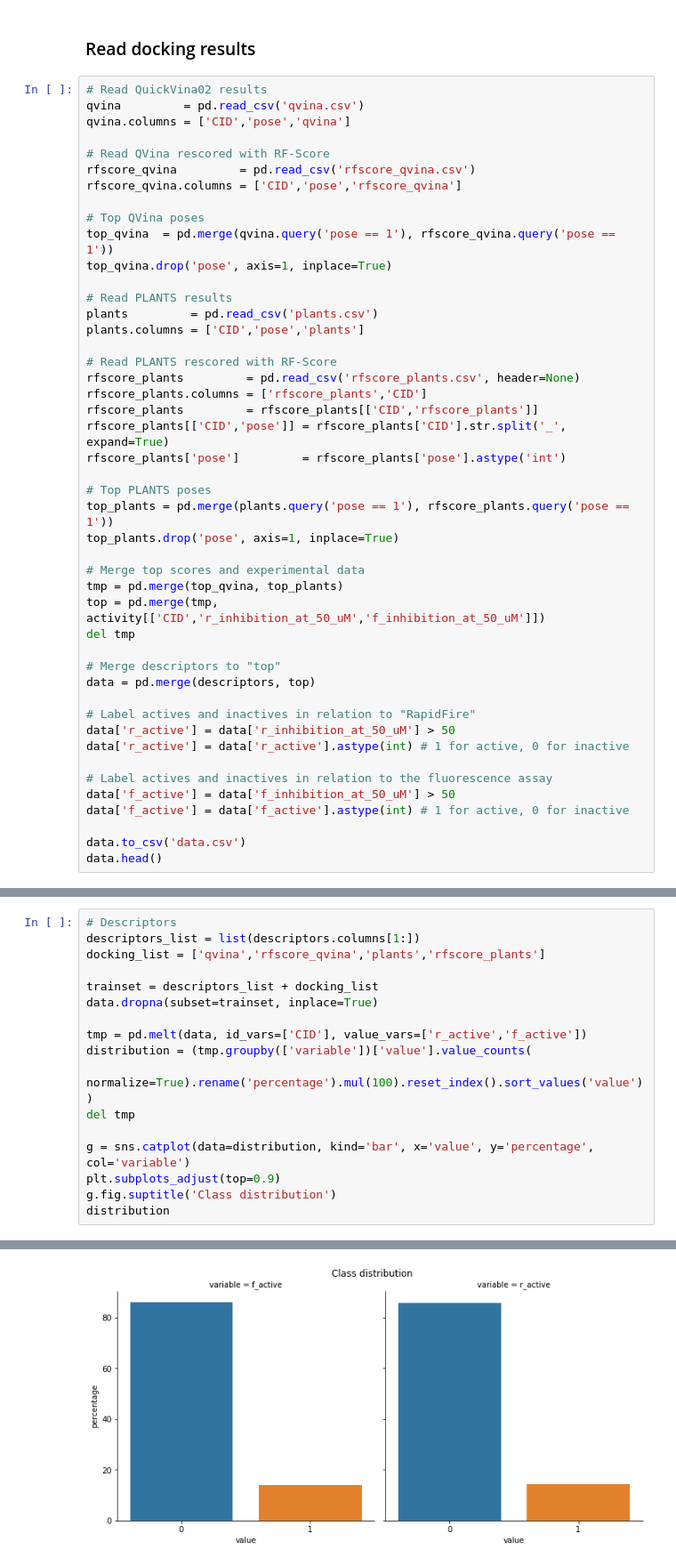
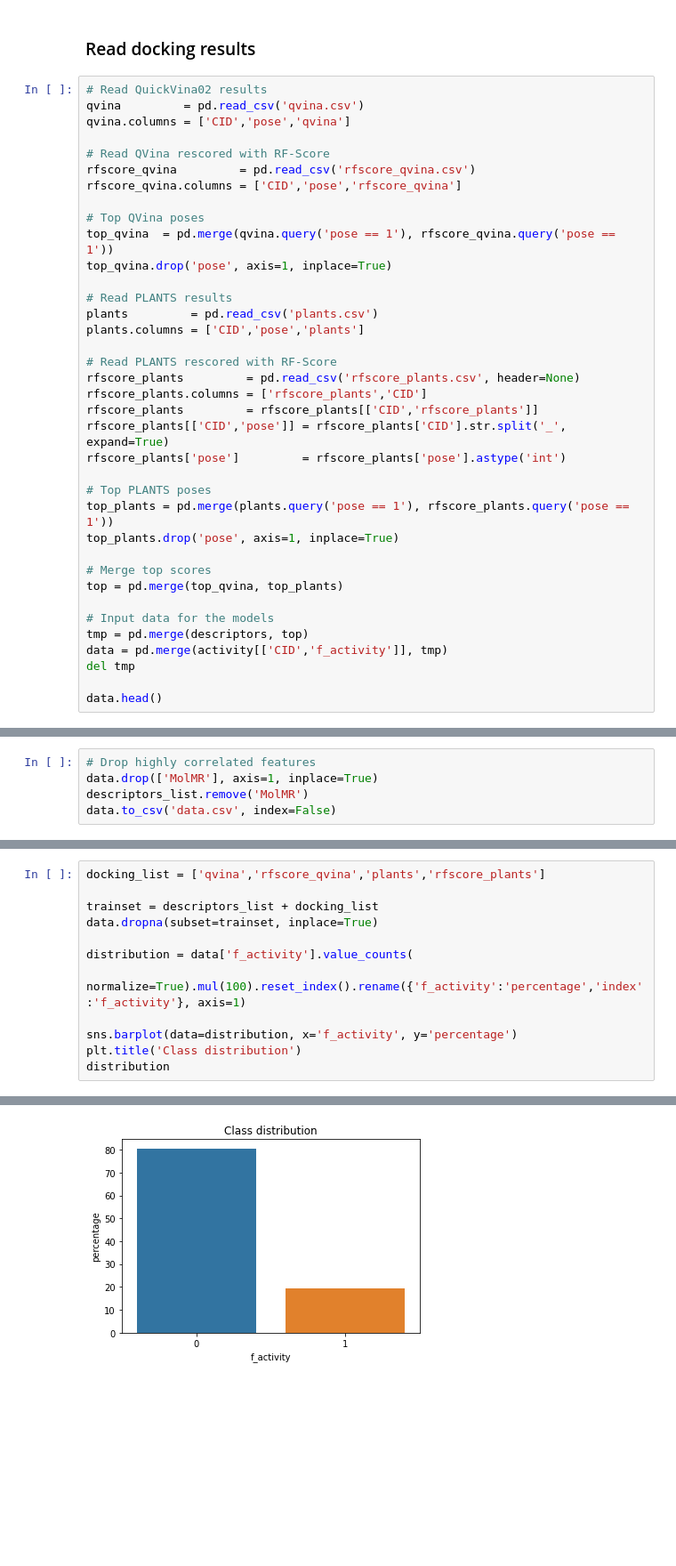
Before and after one commit to caiocrocha/SarsCov2Classifier, a Jupyter notebook: ML.ipynb, the cells around one changed output, grey strips where cells are left out. Shown at 89% size. Cells and saved outputs as stored; diff of their text form; blank space fills up the shorter version.

```diff
--- a/ML.ipynb
+++ b/ML.ipynb
@@ -212,22 +181,13 @@ rfscore_plants['pose']         = rfscore_plants['pose'].astype('int')
 top_plants = pd.merge(plants.query('pose == 1'), rfscore_plants.query('pose == 1'))
 top_plants.drop('pose', axis=1, inplace=True)
 
-# Merge top scores and experimental data
-tmp = pd.merge(top_qvina, top_plants)
-top = pd.merge(tmp, activity[['CID','r_inhibition_at_50_uM','f_inhibition_at_50_uM']])
+# Merge top scores
+top = pd.merge(top_qvina, top_plants)
+
+# Input data for the models
+tmp = pd.merge(descriptors, top)
+data = pd.merge(activity[['CID','f_activity']], tmp)
 del tmp
 
-# Merge descriptors to "top"
-data = pd.merge(descriptors, top)
-
-# Label actives and inactives in relation to "RapidFire"
-data['r_active'] = data['r_inhibition_at_50_uM'] > 50
-data['r_active'] = data['r_active'].astype(int) # 1 for active, 0 for inactive
-
-# Label actives and inactives in relation to the fluorescence assay
-data['f_active'] = data['f_inhibition_at_50_uM'] > 50
-data['f_active'] = data['f_active'].astype(int) # 1 for active, 0 for inactive
-
-data.to_csv('data.csv')
 data.head()
 # %% [output]
@@ -239,0 +228,5 @@ data.head()
+# %%
+# Drop highly correlated features
+data.drop(['MolMR'], axis=1, inplace=True)
+descriptors_list.remove('MolMR')
+data.to_csv('data.csv', index=False)
@@ -240,18 +236,13 @@ data.head()
 # %%
-# Descriptors
-descriptors_list = list(descriptors.columns[1:])
 docking_list = ['qvina','rfscore_qvina','plants','rfscore_plants']
 
 trainset = descriptors_list + docking_list
 data.dropna(subset=trainset, inplace=True)
 
-tmp = pd.melt(data, id_vars=['CID'], value_vars=['r_active','f_active'])
-distribution = (tmp.groupby(['variable'])['value'].value_counts(
-    normalize=True).rename('percentage').mul(100).reset_index().sort_values('value'))
-del tmp
+distribution = data['f_activity'].value_counts(
+    normalize=True).mul(100).reset_index().rename({'f_activity':'percentage','index':'f_activity'}, axis=1)
 
-g = sns.catplot(data=distribution, kind='bar', x='value', y='percentage', col='variable')
-plt.subplots_adjust(top=0.9)
-g.fig.suptitle('Class distribution')
+sns.barplot(data=distribution, x='f_activity', y='percentage')
+plt.title('Class distribution')
 distribution
 # %% [output]
@@ -263,4 +252,4 @@ distribution
-[figure, old version]
+[figure, new version]
 # %%
 tmp = pd.melt(data, id_vars=['CID'], value_vars=trainset)
 g = sns.FacetGrid(data=tmp, col='variable', col_wrap=4, sharex=False, sharey=False)
```
Also changed, not shown: parts of 32 cells of this notebook, 7 other files.
